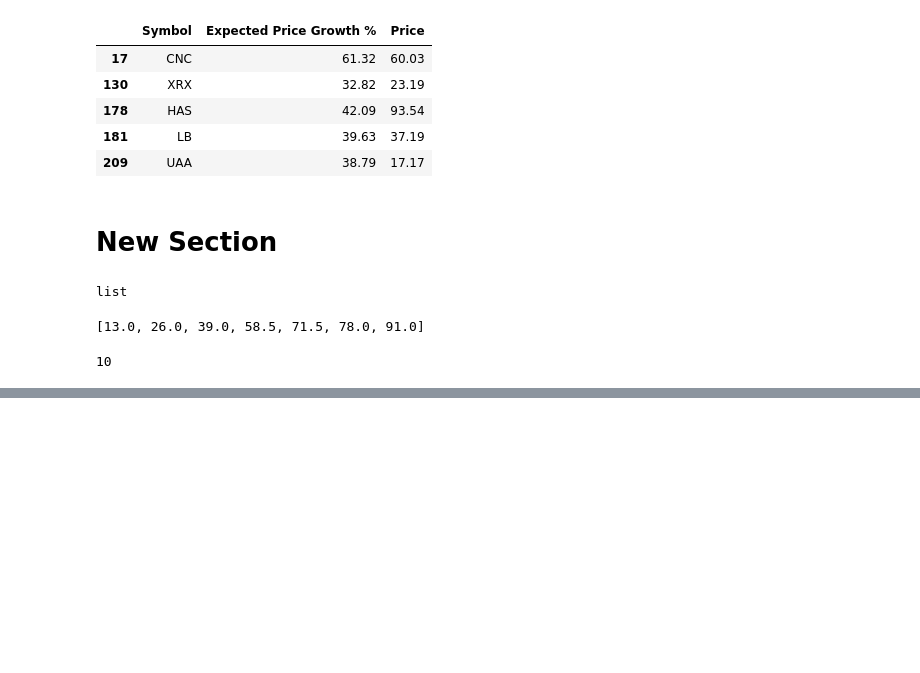
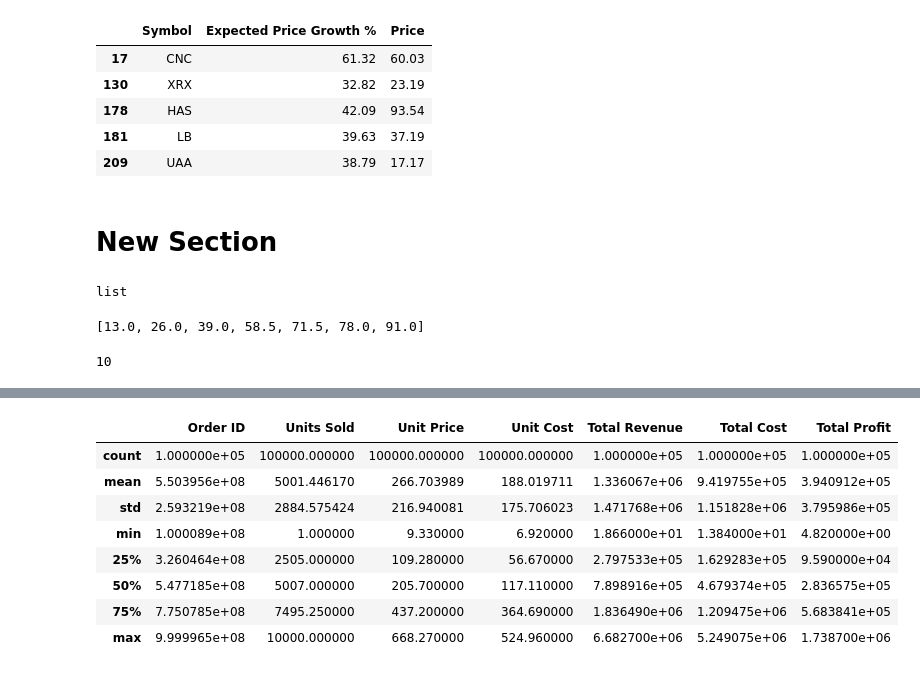
Before and after one commit to anhmaiusa/AnhMai, a Jupyter notebook: Python_for_Accountant.ipynb, the cells around one changed output, grey strips where cells are left out. Saved outputs shown, nothing was run; the diff lists cells and outputs as text; code cells hidden in the pictures; blank space fills up the shorter version.

```diff
--- a/Python_for_Accountant.ipynb
+++ b/Python_for_Accountant.ipynb
@@ -385,0 +519,12 @@ print(year)
+# %%
+data.describe()
+# %% [output]
+|  | Order ID | Units Sold | Unit Price | Unit Cost | Total Revenue | Total Cost | Total Profit |
+| count | 1.000000e+05 | 100000.000000 | 100000.000000 | 100000.000000 | 1.000000e+05 | 1.000000e+05 | 1.000000e+05 |
+| mean | 5.503956e+08 | 5001.446170 | 266.703989 | 188.019711 | 1.336067e+06 | 9.419755e+05 | 3.940912e+05 |
+| std | 2.593219e+08 | 2884.575424 | 216.940081 | 175.706023 | 1.471768e+06 | 1.151828e+06 | 3.795986e+05 |
+| min | 1.000089e+08 | 1.000000 | 9.330000 | 6.920000 | 1.866000e+01 | 1.384000e+01 | 4.820000e+00 |
+| 25% | 3.260464e+08 | 2505.000000 | 109.280000 | 56.670000 | 2.797533e+05 | 1.629283e+05 | 9.590000e+04 |
+| 50% | 5.477185e+08 | 5007.000000 | 205.700000 | 117.110000 | 7.898916e+05 | 4.679374e+05 | 2.836575e+05 |
+| 75% | 7.750785e+08 | 7495.250000 | 437.200000 | 364.690000 | 1.836490e+06 | 1.209475e+06 | 5.683841e+05 |
+| max | 9.999965e+08 | 10000.000000 | 668.270000 | 524.960000 | 6.682700e+06 | 5.249075e+06 | 1.738700e+06 |
```
Also changed, not shown: parts of 23 cells of this notebook.
